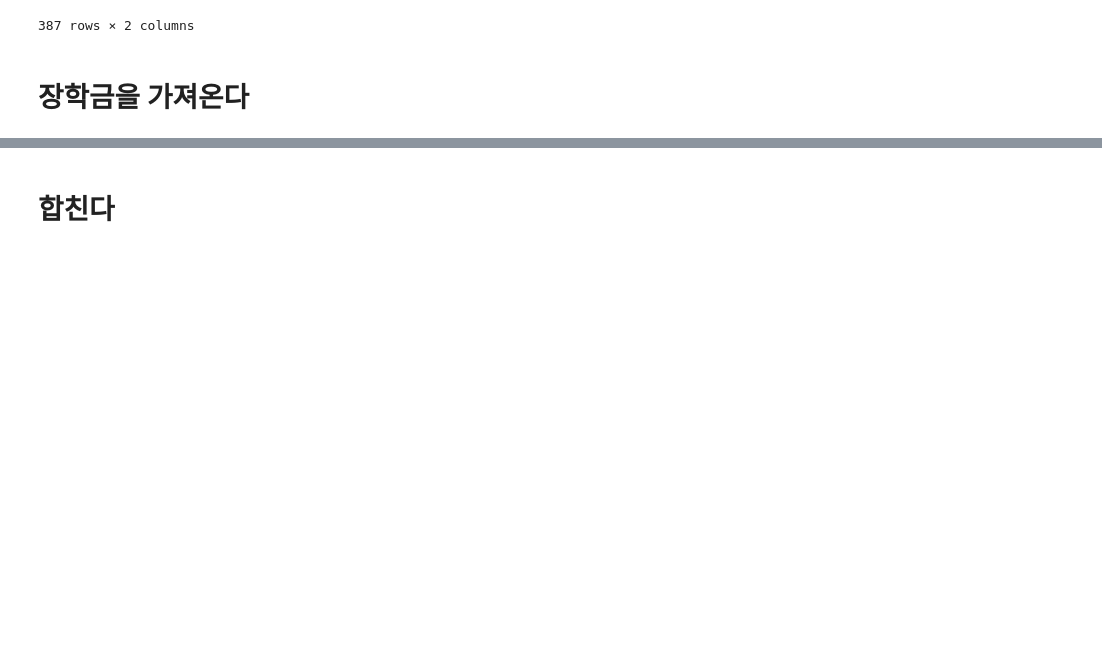
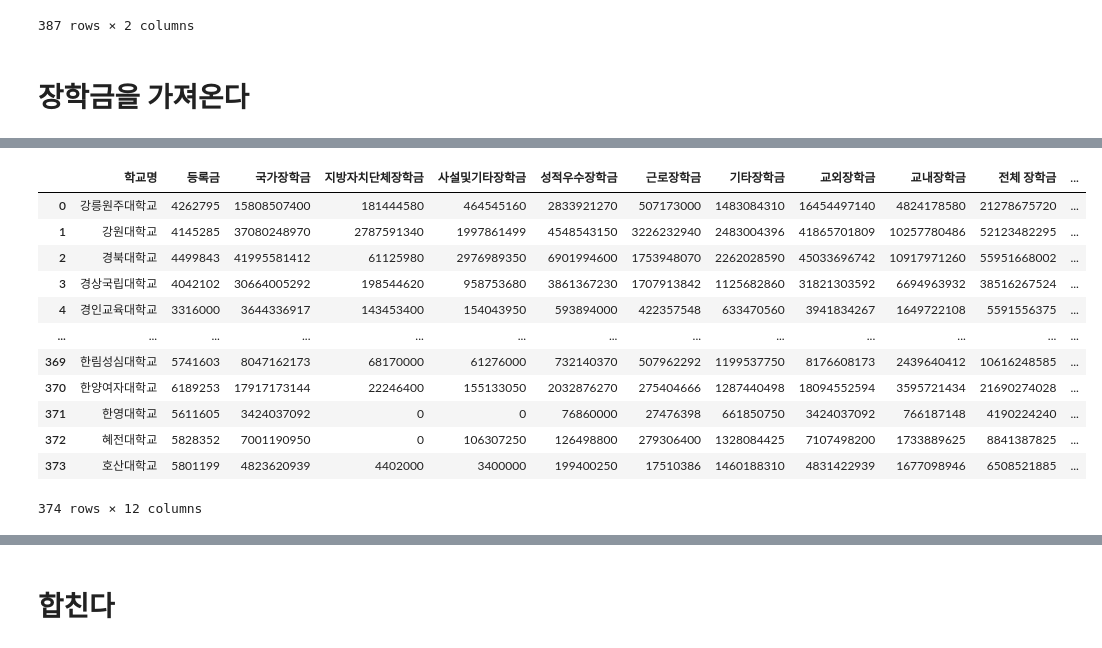
Before and after one commit to janyoungjin/scholarshipData, a Jupyter notebook: datamerge.ipynb, the cells around one changed output, grey strips where cells are left out. Drawn from its saved outputs; the diff is of its cells as text; code cells hidden in the pictures; blank space fills up the shorter version.

```diff
--- a/datamerge.ipynb
+++ b/datamerge.ipynb
@@ -99,0 +104,18 @@ df3
+# %%
+money=pd.merge(df2,df3)
+money['남은 장학금']=money['전체 장학금']-money['등록금']
+money
+# %% [output]
+|  | 학교명 | 등록금 | 국가장학금 | 지방자치단체장학금 | 사설및기타장학금 | 성적우수장학금 | 근로장학금 | 기타장학금 | 교외장학금 | 교내장학금 | 전체 장학금 | ... |
+| 0 | 강릉원주대학교 | 4262795 | 15808507400 | 181444580 | 464545160 | 2833921270 | 507173000 | 1483084310 | 16454497140 | 4824178580 | 21278675720 | ... |
+| 1 | 강원대학교 | 4145285 | 37080248970 | 2787591340 | 1997861499 | 4548543150 | 3226232940 | 2483004396 | 41865701809 | 10257780486 | 52123482295 | ... |
+| 2 | 경북대학교 | 4499843 | 41995581412 | 61125980 | 2976989350 | 6901994600 | 1753948070 | 2262028590 | 45033696742 | 10917971260 | 55951668002 | ... |
+| 3 | 경상국립대학교 | 4042102 | 30664005292 | 198544620 | 958753680 | 3861367230 | 1707913842 | 1125682860 | 31821303592 | 6694963932 | 38516267524 | ... |
+| 4 | 경인교육대학교 | 3316000 | 3644336917 | 143453400 | 154043950 | 593894000 | 422357548 | 633470560 | 3941834267 | 1649722108 | 5591556375 | ... |
+| ... | ... | ... | ... | ... | ... | ... | ... | ... | ... | ... | ... | ... |
+| 369 | 한림성심대학교 | 5741603 | 8047162173 | 68170000 | 61276000 | 732140370 | 507962292 | 1199537750 | 8176608173 | 2439640412 | 10616248585 | ... |
+| 370 | 한양여자대학교 | 6189253 | 17917173144 | 22246400 | 155133050 | 2032876270 | 275404666 | 1287440498 | 18094552594 | 3595721434 | 21690274028 | ... |
+| 371 | 한영대학교 | 5611605 | 3424037092 | 0 | 0 | 76860000 | 27476398 | 661850750 | 3424037092 | 766187148 | 4190224240 | ... |
+| 372 | 혜전대학교 | 5828352 | 7001190950 | 0 | 106307250 | 126498800 | 279306400 | 1328084425 | 7107498200 | 1733889625 | 8841387825 | ... |
+| 373 | 호산대학교 | 5801199 | 4823620939 | 4402000 | 3400000 | 199400250 | 17510386 | 1460188310 | 4831422939 | 1677098946 | 6508521885 | ... |
+374 rows × 12 columns
```
Also changed, not shown: parts of 9 cells of this notebook, 11 other files.
